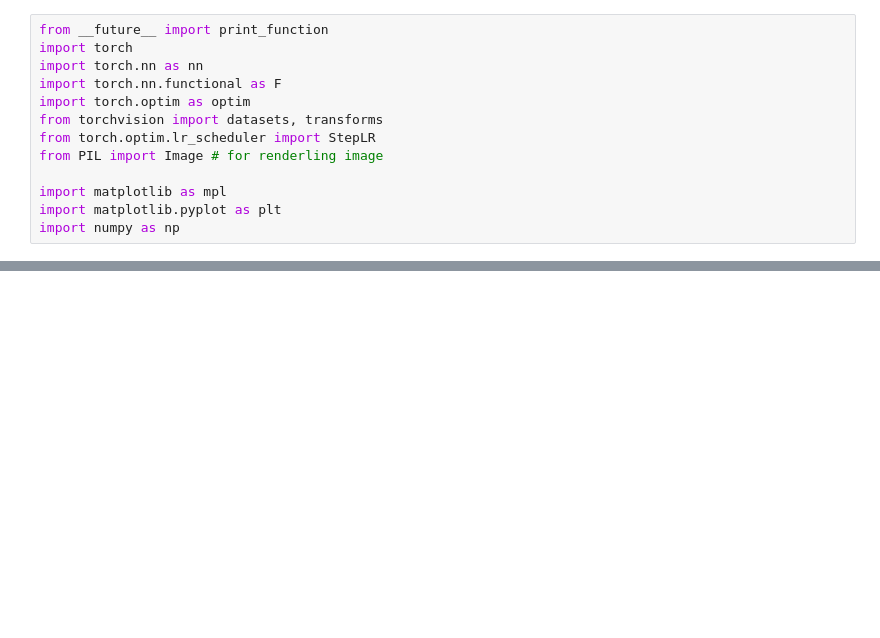
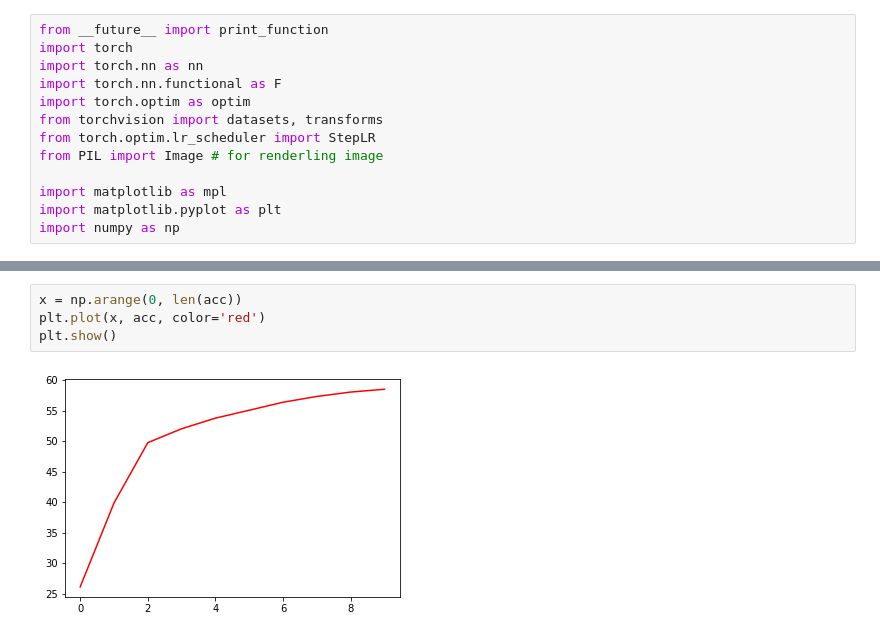
Before and after one commit to cielixer/vilab-ml-study, a Jupyter notebook: ch8/1. MNIST FCN Classification.ipynb, the cells around one changed output, grey strips where cells are left out. Drawn from its saved outputs; the diff is of its cells as text; blank space fills up the shorter version.

```diff
--- a/ch8/1. MNIST FCN Classification.ipynb
+++ b/ch8/1. MNIST FCN Classification.ipynb
@@ -107,0 +181,6 @@ for epoch in range(1, epoches+1):
+# %%
+x = np.arange(0, len(acc))
+plt.plot(x, acc, color='red')
+plt.show()
+# %% [output]
+[figure, added]
```
Also changed, not shown: parts of 7 cells of this notebook, 2 other files.
